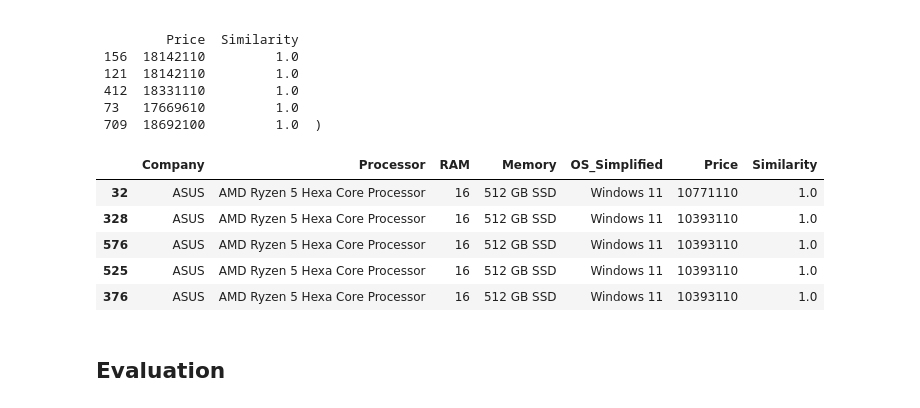
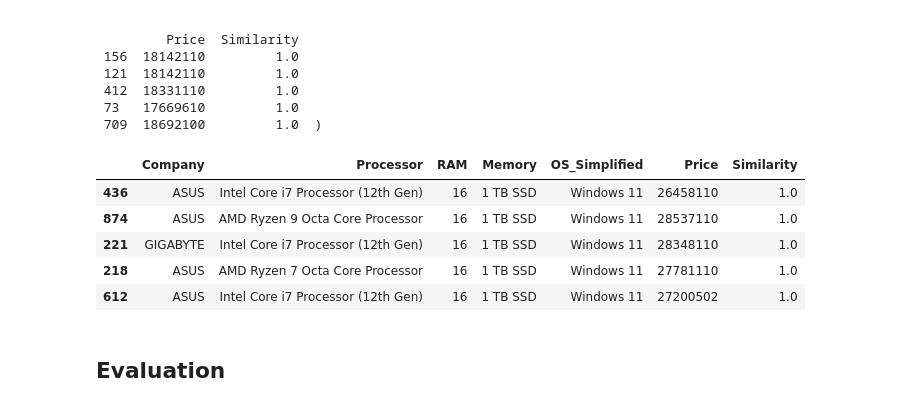
Before and after one commit to AzelFA/laptop_recommender, a Jupyter notebook: notebook.ipynb, the cells around one changed output. Saved outputs shown, nothing was run; the diff lists cells and outputs as text; code cells hidden in the pictures.

```diff
--- a/notebook.ipynb
+++ b/notebook.ipynb
@@ -722,38 +722,38 @@ def recommend_laptops(brand=None, processor=None, ram=None, storage=None, os=Non
         query = query[(query['Price'] >= min_price) & (query['Price'] <= max_price)]
 
     # Jika tidak ada hasil dari filter
     if query.empty:
         return "Tidak ditemukan laptop dengan kriteria tersebut."
 
     # Ambil index pertama dari hasil query
     ref_index = query.index[0]
     ref_vector = df_features.loc[ref_index].values.reshape(1, -1)
 
     # Hitung similarity
     similarity = cosine_similarity(ref_vector, df_features.values).flatten()
     df_cleaned_copy = df_cleaned.copy()
     df_cleaned_copy['Similarity'] = similarity
 
     # Ambil top-n hasil rekomendasi, kecuali dirinya sendiri
     result = df_cleaned_copy.drop(index=ref_index).sort_values(by='Similarity', ascending=False).head(top_n)
     return result[['Company', 'Processor', 'RAM', 'Memory', 'OS_Simplified', 'Price', 'Similarity']]
 
 # Contoh penggunaan
 recommend_laptops(
     brand='asus',
     processor='intel core i7',
     ram=16,
     storage='ssd',
     os='windows 11',
-    price_range=(10000000, 20000000),
+    price_range=(19000000, 35000000),
     top_n=5
 )
 # %% [output]
 |  | Company | Processor | RAM | Memory | OS_Simplified | Price | Similarity |
-| 32 | ASUS | AMD Ryzen 5 Hexa Core Processor | 16 | 512 GB SSD | Windows 11 | 10771110 | 1.0 |
-| 328 | ASUS | AMD Ryzen 5 Hexa Core Processor | 16 | 512 GB SSD | Windows 11 | 10393110 | 1.0 |
-| 576 | ASUS | AMD Ryzen 5 Hexa Core Processor | 16 | 512 GB SSD | Windows 11 | 10393110 | 1.0 |
-| 525 | ASUS | AMD Ryzen 5 Hexa Core Processor | 16 | 512 GB SSD | Windows 11 | 10393110 | 1.0 |
-| 376 | ASUS | AMD Ryzen 5 Hexa Core Processor | 16 | 512 GB SSD | Windows 11 | 10393110 | 1.0 |
+| 436 | ASUS | Intel Core i7 Processor (12th Gen) | 16 | 1 TB SSD | Windows 11 | 26458110 | 1.0 |
+| 874 | ASUS | AMD Ryzen 9 Octa Core Processor | 16 | 1 TB SSD | Windows 11 | 28537110 | 1.0 |
+| 221 | GIGABYTE | Intel Core i7 Processor (12th Gen) | 16 | 1 TB SSD | Windows 11 | 28348110 | 1.0 |
+| 218 | ASUS | AMD Ryzen 7 Octa Core Processor | 16 | 1 TB SSD | Windows 11 | 27781110 | 1.0 |
+| 612 | ASUS | Intel Core i7 Processor (12th Gen) | 16 | 1 TB SSD | Windows 11 | 27200502 | 1.0 |
 # %% [markdown]
 ## Evaluation
```
Also changed, not shown: parts of 3 cells of this notebook, 1 other file.
